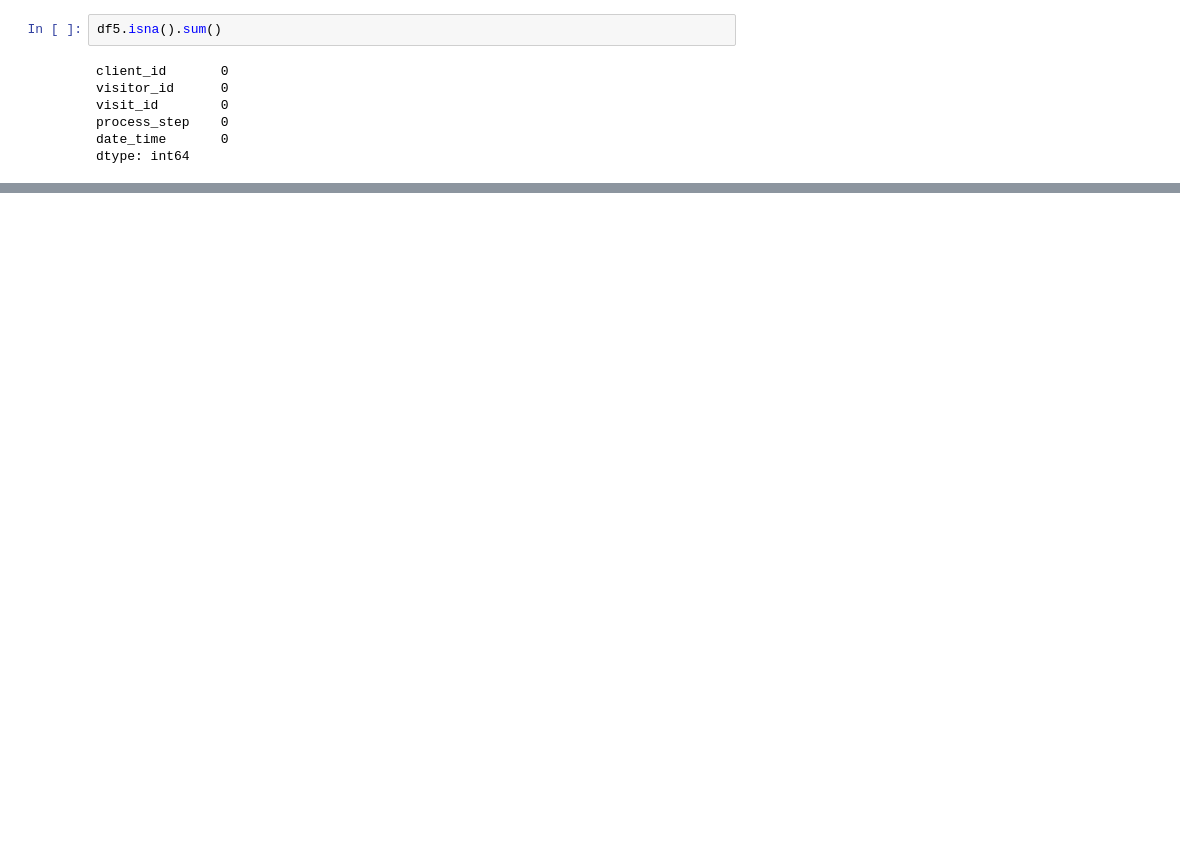
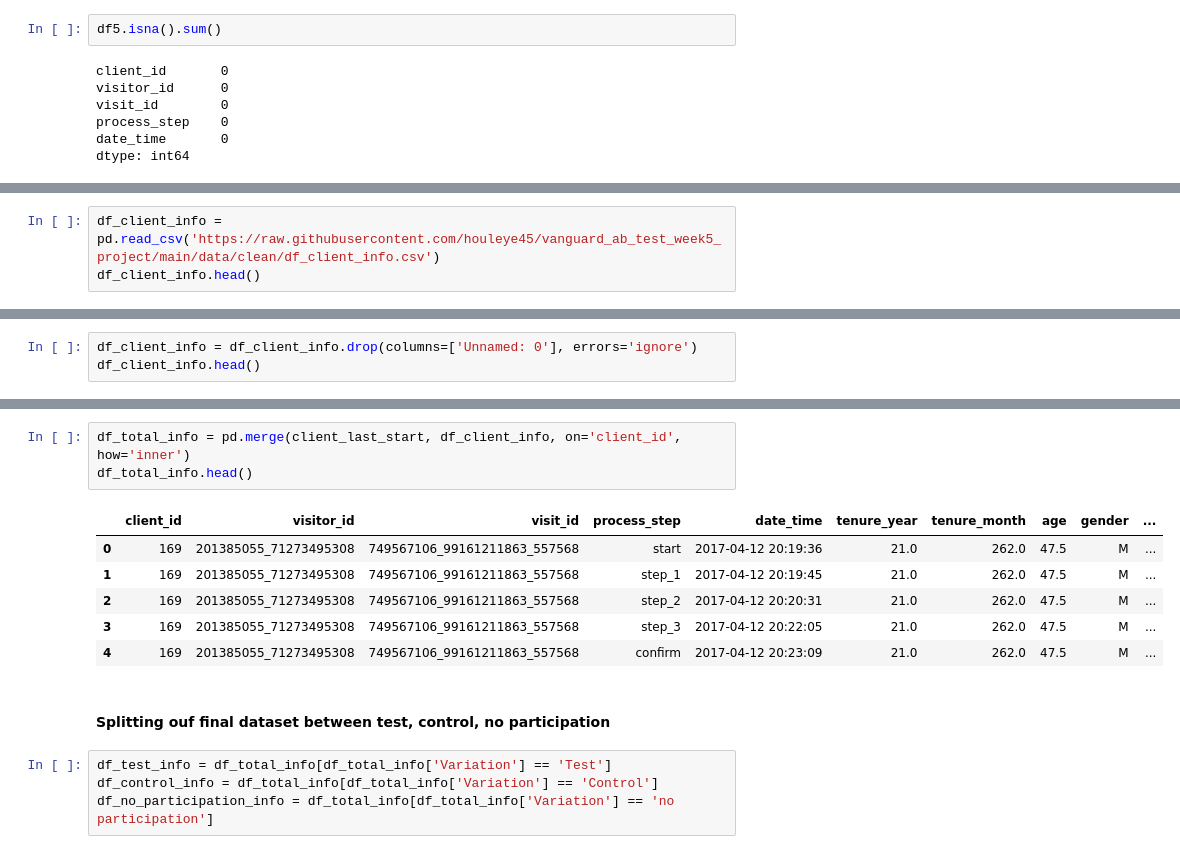
Before and after one commit to houleye45/-vanguard_ab_test_week5_project, a Jupyter notebook: Notebooks/Houleye/notebook_houleye_cleaning.ipynb, the cells around one changed output, grey strips where cells are left out. Drawn from its saved outputs; the diff is of its cells as text; blank space fills up the shorter version.

```diff
--- a/Notebooks/Houleye/notebook_houleye_cleaning.ipynb
+++ b/Notebooks/Houleye/notebook_houleye_cleaning.ipynb
@@ -293,0 +281,3 @@ digital_footprints.to_csv('digital_footprints.csv', index=False)
+# %%
+df_client_info = pd.read_csv('https://raw.githubusercontent.com/houleye45/vanguard_ab_test_week5_project/main/data/clean/df_client_info.csv')
+df_client_info.head()
@@ -293,0 +291,3 @@ digital_footprints.to_csv('digital_footprints.csv', index=False)
+# %%
+df_client_info = df_client_info.drop(columns=['Unnamed: 0'], errors='ignore')
+df_client_info.head()
@@ -293,0 +301,16 @@ digital_footprints.to_csv('digital_footprints.csv', index=False)
+# %%
+df_total_info = pd.merge(client_last_start, df_client_info, on='client_id', how='inner')
+df_total_info.head()
+# %% [output]
+|  | client_id | visitor_id | visit_id | process_step | date_time | tenure_year | tenure_month | age | gender | ... |
+| 0 | 169 | 201385055_71273495308 | 749567106_99161211863_557568 | start | 2017-04-12 20:19:36 | 21.0 | 262.0 | 47.5 | M | ... |
+| 1 | 169 | 201385055_71273495308 | 749567106_99161211863_557568 | step_1 | 2017-04-12 20:19:45 | 21.0 | 262.0 | 47.5 | M | ... |
+| 2 | 169 | 201385055_71273495308 | 749567106_99161211863_557568 | step_2 | 2017-04-12 20:20:31 | 21.0 | 262.0 | 47.5 | M | ... |
+| 3 | 169 | 201385055_71273495308 | 749567106_99161211863_557568 | step_3 | 2017-04-12 20:22:05 | 21.0 | 262.0 | 47.5 | M | ... |
+| 4 | 169 | 201385055_71273495308 | 749567106_99161211863_557568 | confirm | 2017-04-12 20:23:09 | 21.0 | 262.0 | 47.5 | M | ... |
+# %% [markdown]
+#### Splitting ouf final dataset between test, control, no participation
+# %%
+df_test_info = df_total_info[df_total_info['Variation'] == 'Test']
+df_control_info = df_total_info[df_total_info['Variation'] == 'Control']
+df_no_participation_info = df_total_info[df_total_info['Variation'] == 'no participation']
```
Also changed, not shown: parts of 33 cells of this notebook, 5 other files.
